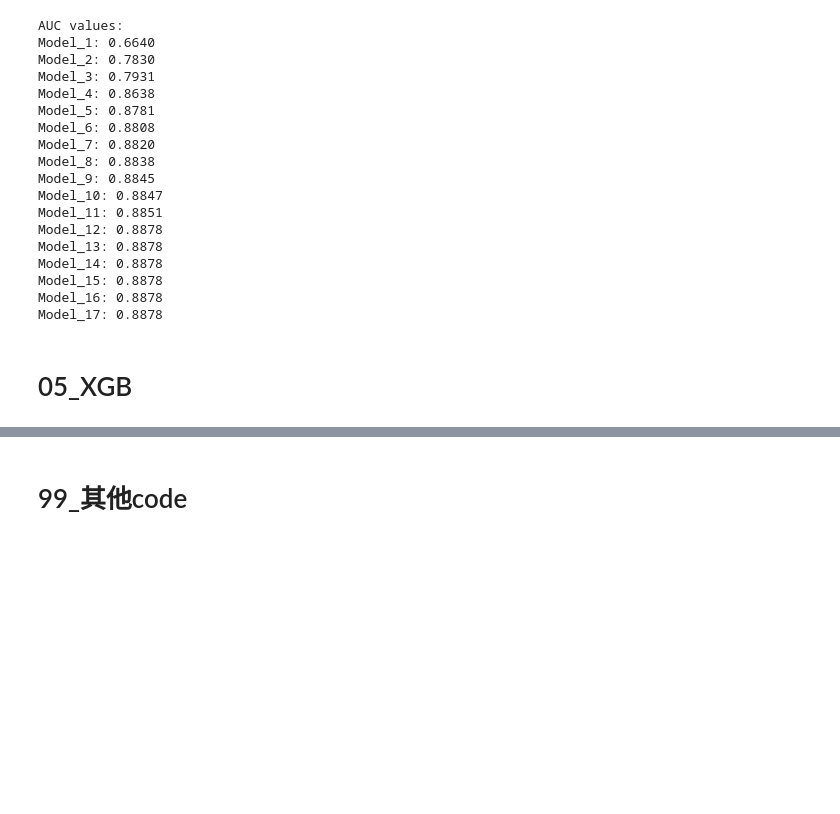
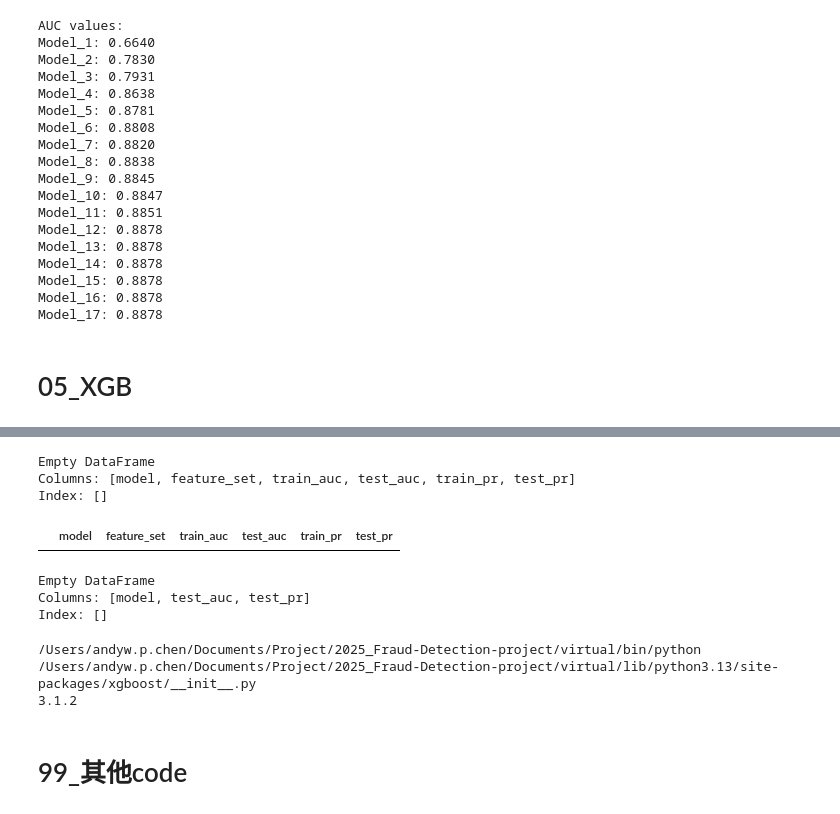
Before and after one commit to andyponn/2025_Fraud-Detection-project, a Jupyter notebook: main_RFM.ipynb, the cells around one changed output, grey strips where cells are left out. Cells and saved outputs as stored; diff of their text form; code cells hidden in the pictures; blank space fills up the shorter version.

```diff
--- a/main_RFM.ipynb
+++ b/main_RFM.ipynb
@@ -1627,3 +1924,39 @@ OSError: dlopen(/Users/andyw.p.chen/Documents/Project/2025_Fraud-Detection-proje
+# %%
+import pandas as pd
+
+# 建立結果 DataFrame
+result = pd.DataFrame(columns=[
+    "model", "feature_set",
+    "train_auc", "test_auc",
+    "train_pr", "test_pr"
+])
+
+# 印出完整結果
+print(result)
+
+# 或者漂亮一點，用 DataFrame 的 style
+display(result)
+
+# 如果只想看某幾欄
+print(result[["model", "test_auc", "test_pr"]])
+# %% [output]
+Empty DataFrame
+Columns: [model, feature_set, train_auc, test_auc, train_pr, test_pr]
+Index: []
+|  | model | feature_set | train_auc | test_auc | train_pr | test_pr |
+Empty DataFrame
+Columns: [model, test_auc, test_pr]
+Index: []
+# %%
+import sys
+print(sys.executable)
+import xgboost
+print(xgboost.__file__)
+print(xgboost.__version__)
+# %% [output]
+/Users/andyw.p.chen/Documents/Project/2025_Fraud-Detection-project/virtual/bin/python
+/Users/andyw.p.chen/Documents/Project/2025_Fraud-Detection-project/virtual/lib/python3.13/site-packages/xgboost/__init__.py
+3.1.2
 # %% [markdown]
 # 99_其他code
 # %%
```
Also changed, not shown: parts of 9 cells of this notebook.
